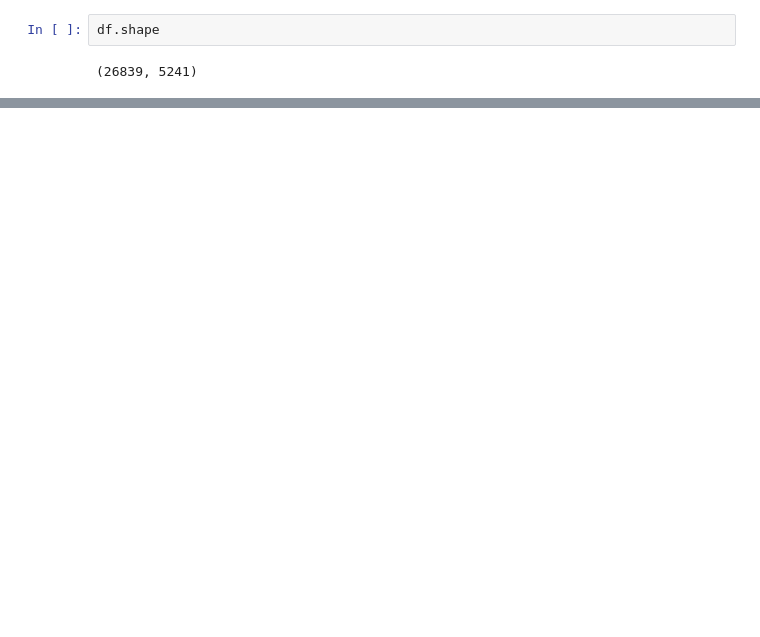
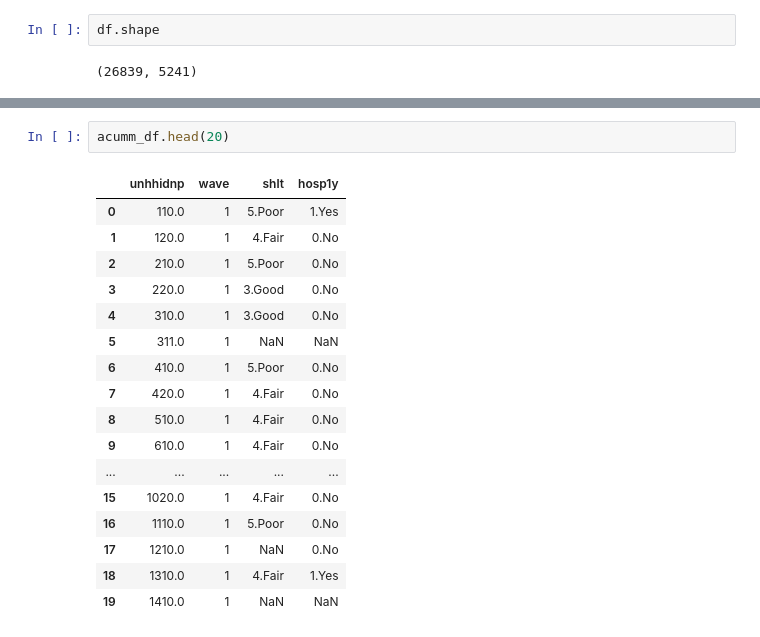
Before and after one commit to giraldiego/HPEP_project, a Jupyter notebook: EDA.ipynb, the cells around one changed output, grey strips where cells are left out. Cells and saved outputs as stored; diff of their text form; blank space fills up the shorter version.

```diff
--- a/EDA.ipynb
+++ b/EDA.ipynb
@@ -89,0 +147,20 @@ filtered_df = df[filtered_cols]
+# %%
+acumm_df.head(20)
+# %% [output]
+|  | unhhidnp | wave | shlt | hosp1y |
+| 0 | 110.0 | 1 | 5.Poor | 1.Yes |
+| 1 | 120.0 | 1 | 4.Fair | 0.No |
+| 2 | 210.0 | 1 | 5.Poor | 0.No |
+| 3 | 220.0 | 1 | 3.Good | 0.No |
+| 4 | 310.0 | 1 | 3.Good | 0.No |
+| 5 | 311.0 | 1 | NaN | NaN |
+| 6 | 410.0 | 1 | 5.Poor | 0.No |
+| 7 | 420.0 | 1 | 4.Fair | 0.No |
+| 8 | 510.0 | 1 | 4.Fair | 0.No |
+| 9 | 610.0 | 1 | 4.Fair | 0.No |
+| ... | ... | ... | ... | ... |
+| 15 | 1020.0 | 1 | 4.Fair | 0.No |
+| 16 | 1110.0 | 1 | 5.Poor | 0.No |
+| 17 | 1210.0 | 1 | NaN | 0.No |
+| 18 | 1310.0 | 1 | 4.Fair | 1.Yes |
+| 19 | 1410.0 | 1 | NaN | NaN |
```
Also changed, not shown: parts of 19 cells of this notebook, 4 other files.
